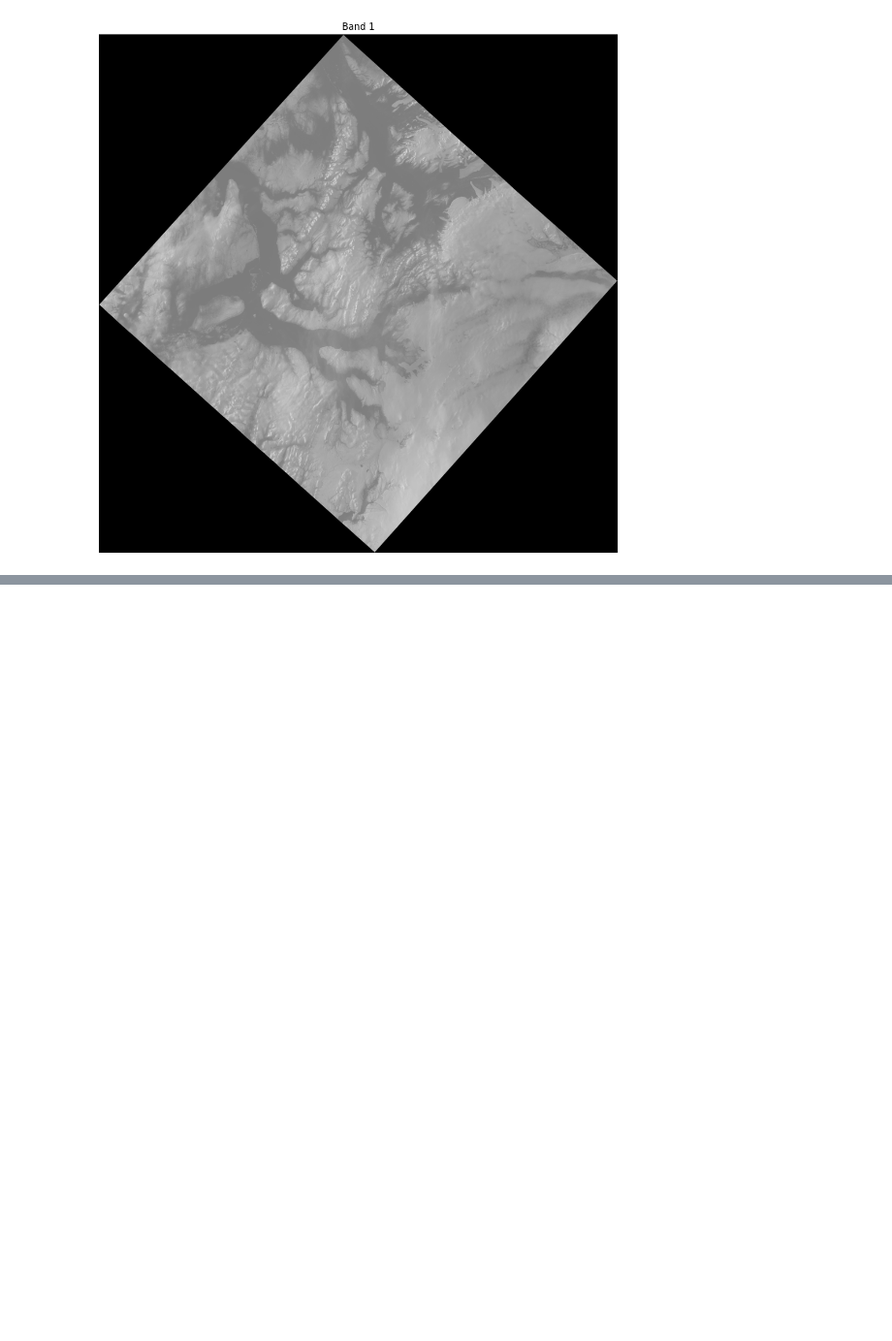
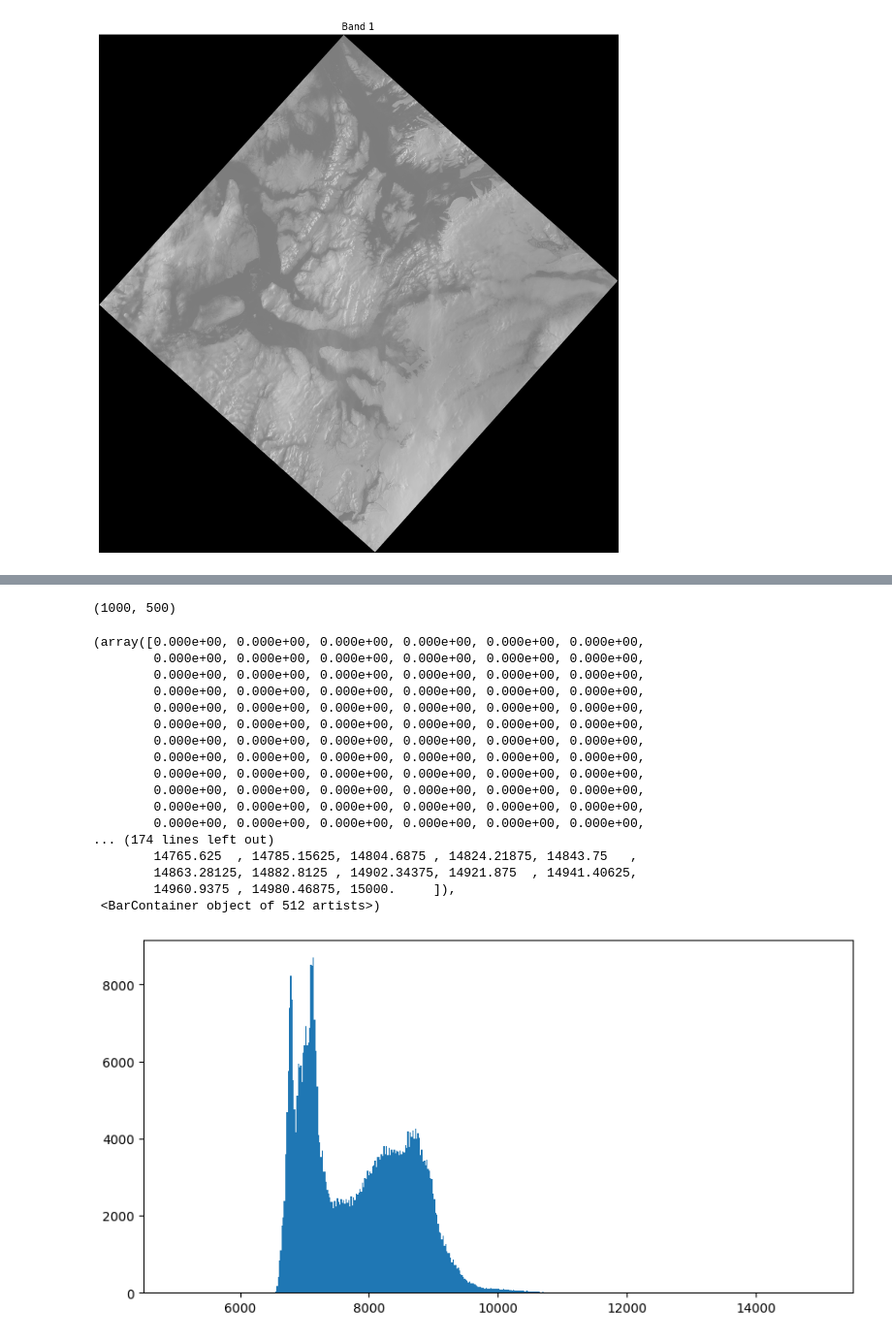
Before and after one commit to dsal/Satellite-Image-Analysis, a Jupyter notebook: 01_Landsat_8.ipynb, the cells around one changed output, grey strips where cells are left out. Shown at 97% size. Drawn from its saved outputs; the diff is of its cells as text; code cells hidden in the pictures; blank space fills up the shorter version.

```diff
--- a/01_Landsat_8.ipynb
+++ b/01_Landsat_8.ipynb
@@ -27,0 +72,27 @@ plt.show()
+# %%
+band_1_cropped = band[0][5000:6000,4000:4500].copy()
+print(band_1_cropped.shape)
+# %% [output]
+(1000, 500)
+# %%
+plt.figure(figsize=[10,5])
+plt.hist(band_1_cropped.flatten(), bins=256*2,range= [5000,15000])
+# %% [output]
+(array([0.000e+00, 0.000e+00, 0.000e+00, 0.000e+00, 0.000e+00, 0.000e+00,
+        0.000e+00, 0.000e+00, 0.000e+00, 0.000e+00, 0.000e+00, 0.000e+00,
+        0.000e+00, 0.000e+00, 0.000e+00, 0.000e+00, 0.000e+00, 0.000e+00,
+        0.000e+00, 0.000e+00, 0.000e+00, 0.000e+00, 0.000e+00, 0.000e+00,
+        0.000e+00, 0.000e+00, 0.000e+00, 0.000e+00, 0.000e+00, 0.000e+00,
+        0.000e+00, 0.000e+00, 0.000e+00, 0.000e+00, 0.000e+00, 0.000e+00,
+        0.000e+00, 0.000e+00, 0.000e+00, 0.000e+00, 0.000e+00, 0.000e+00,
+        0.000e+00, 0.000e+00, 0.000e+00, 0.000e+00, 0.000e+00, 0.000e+00,
+        0.000e+00, 0.000e+00, 0.000e+00, 0.000e+00, 0.000e+00, 0.000e+00,
+        0.000e+00, 0.000e+00, 0.000e+00, 0.000e+00, 0.000e+00, 0.000e+00,
+        0.000e+00, 0.000e+00, 0.000e+00, 0.000e+00, 0.000e+00, 0.000e+00,
+        0.000e+00, 0.000e+00, 0.000e+00, 0.000e+00, 0.000e+00, 0.000e+00,
+... (174 lines left out)
+        14765.625  , 14785.15625, 14804.6875 , 14824.21875, 14843.75   ,
+        14863.28125, 14882.8125 , 14902.34375, 14921.875  , 14941.40625,
+        14960.9375 , 14980.46875, 15000.     ]),
+ <BarContainer object of 512 artists>)
+[figure, added]
```
Also changed, not shown: parts of 5 cells of this notebook.
